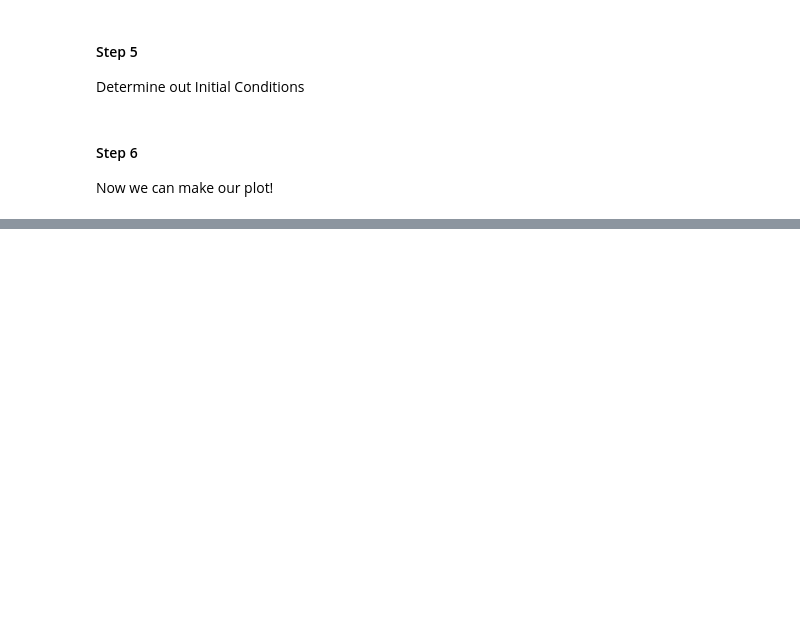
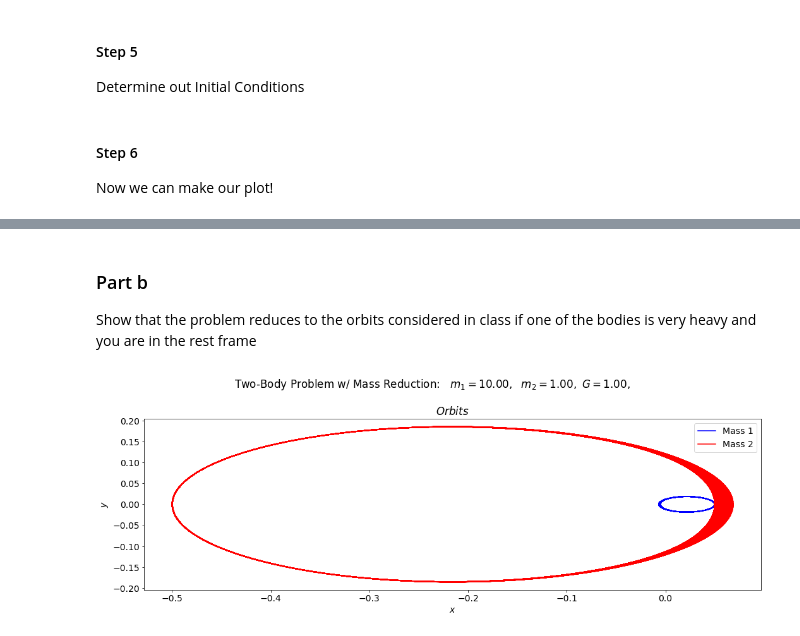
Before and after one commit to doyle340/Physics-5300, a Jupyter notebook: TwoBodyProblem.ipynb, the cells around one changed output, grey strips where cells are left out. Cells and saved outputs as stored; diff of their text form; code cells hidden in the pictures; blank space fills up the shorter version.

```diff
--- a/TwoBodyProblem.ipynb
+++ b/TwoBodyProblem.ipynb
@@ -199,0 +204,63 @@ fig.savefig('TwoBodyProblem.png', bbox_inches='tight')
+# %% [markdown]
+### Part b
+Show that the problem reduces to the orbits considered in class if one of the bodies is very heavy and you are in the rest frame
+# %%
+# Model
+mass1 = 10.0
+mass2 = 1.0
+G = 1.0
+
+p2 = DoubleOrbit(G=G, mass1=mass1, mass2=mass2)
+
+# Set ini't'l cond'ns
+x1_0 = 0.05
+x_1dot0 = 0.0
+x2_0 = -(mass1 / mass2) * x1_0 #to keep in COM frame
+x_2dot0 = -(mass1 / mass2) * x_1dot0
+y1_0 = 0.0
+y_1dot0 = 0.2
+y2_0 = -(mass1/ mass2) * y1_0 #to keep in COM frame
+y_2dot0 = -(mass1 / mass2) * y_1dot0
+
+# feed initial cond'ns into pendulum, calculate pendulum data
+x1,x_1dot, x2, x_2dot, y1, y_1dot, y2, y_2dot = p2.solve_ode(t_pts, \
+                                                             x1_0, \
+                                                             x_1dot0,
+                                                             x2_0, \
+                                                             x_2dot0, \
+                                                             y1_0, \
+                                                             y_1dot0, \
+                                                             y2_0, \
+                                                             y_2dot0)
+
+# start the plot!
+fig = plt.figure(figsize=(15,5))
+overall_title = 'Two-Body Problem w/ Mass Reduction:  ' + \
+                rf' $m_1 = {mass1:.2f},$' + \
+                rf'  $m_2 = {mass2:.2f},$' + \
+                rf' $G = {G:.2f},$' + \
+                '\n'    # \n means a new line (adds some space here)
+
+fig.suptitle(overall_title, va='baseline')
+
+# first plot
+ax_a = fig.add_subplot(1,1,1)
+
+start, stop = start_stop_indices(t_pts, t_start, t_end)
+plot_y_vs_x(x1[start : stop], y1[start : stop],
+            axis_labels=x_vs_y_labels,
+            color='blue',
+            label='Mass 1',
+            title=r'$Orbits$',
+            ax=ax_a)
+start, stop = start_stop_indices(t_pts, t_start, t_end)
+plot_y_vs_x(x2[start : stop], y2[start : stop],
+            color='red',
+            label='Mass 2',
+            ax=ax_a)
+
+
+fig.tight_layout()
+fig.savefig('TwoBodyProblemPartb.png', bbox_inches='tight')
+# %% [output]
+[figure, added]
```
Also changed, not shown: parts of 3 cells of this notebook.
